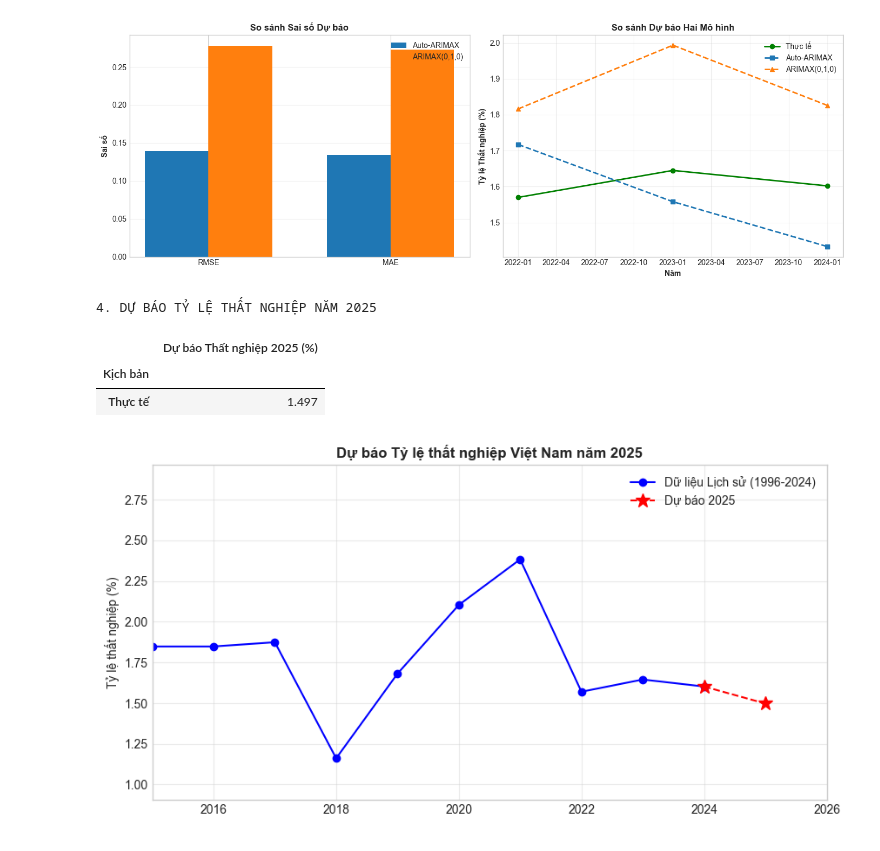
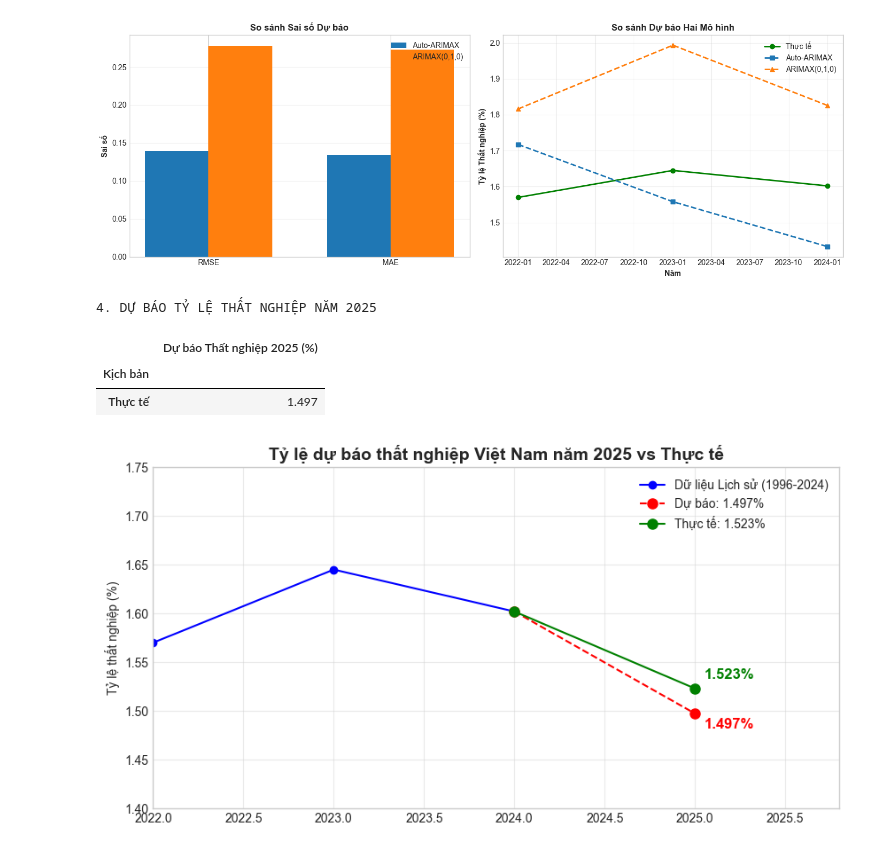
Before and after one commit to Zane-Theodore/data-analysis-project1, a Jupyter notebook: notebooks/forecasting/arimax_unemployment_forecast.ipynb, the cells around one changed output. Saved outputs shown, nothing was run; the diff lists cells and outputs as text; code cells hidden in the pictures.

Commit message:
thêm phần vẽ so sánh thực tế với kết quả dự đoán

```diff
--- a/notebooks/forecasting/arimax_unemployment_forecast.ipynb
+++ b/notebooks/forecasting/arimax_unemployment_forecast.ipynb
@@ -458,34 +458,48 @@ final_y, final_X = df_model[target], df_model[exog_vars]
 final_model = auto_arima(y=final_y, X=final_X, start_p=0, start_q=0, max_p=3, max_q=3, d=None, seasonal=False, stepwise=True, trace=False)
 
 scenarios_2025 = pd.DataFrame({
     'Kịch bản': ['Thực tế'],
     'gdp_growth': [8.02],
     'fdi_percent_gdp': [4.3],
     'inflation_cpi': [3.27],
     'stringency_index': [0.0]
 }).set_index('Kịch bản')
 
 X_future = pd.DataFrame([scenarios_2025.loc['Thực tế', exog_vars]])
 pred_2025 = final_model.predict(n_periods=1, X=X_future).iloc[0]
 scenarios_2025['Dự báo Thất nghiệp 2025 (%)'] = np.round(pred_2025, 3)
 
 display(scenarios_2025[['Dự báo Thất nghiệp 2025 (%)']])
 
+# ==========================================
+# TRỰC QUAN HÓA XU HƯỚNG VÀ KẾT QUẢ 2025
+# ==========================================
 plt.figure(figsize=(10, 5))
+
 plt.plot(final_y.index.year, final_y, label='Dữ liệu Lịch sử (1996-2024)', color='blue', marker='o')
 
 last_year = final_y.index.year[-1]
-plt.plot([last_year, 2025], [final_y.iloc[-1], pred_2025], color='red', linestyle='--', marker='*', markersize=12, label='Dự báo 2025')
 
-plt.title('Dự báo Tỷ lệ thất nghiệp Việt Nam năm 2025', fontweight='bold')
-plt.xlim(2015, 2026)
+plt.plot([last_year, 2025], [final_y.iloc[-1], pred_2025], color='red', linestyle='--', marker='o', markersize=8, label=f'Dự báo: {pred_2025:.3f}%')
+
+actual_2025 = 1.523
+plt.plot([last_year, 2025], [final_y.iloc[-1], actual_2025], color='green', linestyle='-', marker='o', markersize=8, label=f'Thực tế: {actual_2025}%')
+
+plt.text(2025.05, pred_2025 - 0.015, f'{pred_2025:.3f}%', color='red', fontweight='bold', fontsize=12)
+plt.text(2025.05, actual_2025 + 0.01, f'{actual_2025}%', color='green', fontweight='bold', fontsize=12)
+
+plt.title('Tỷ lệ dự báo thất nghiệp Việt Nam năm 2025 vs Thực tế', fontweight='bold', fontsize=14)
+
+plt.xlim(2022, 2025.8)
+plt.ylim(1.4, 1.75)
+
 plt.ylabel('Tỷ lệ thất nghiệp (%)')
 plt.legend()
 plt.grid(True, alpha=0.4)
 plt.show()
 # %% [output]
 4. DỰ BÁO TỶ LỆ THẤT NGHIỆP NĂM 2025
 |  | Dự báo Thất nghiệp 2025 (%) |
 | Kịch bản |  |
 | Thực tế | 1.497 |
-[figure, old version]
+[figure, new version]
```
Also changed, not shown: parts of 2 cells of this notebook.
